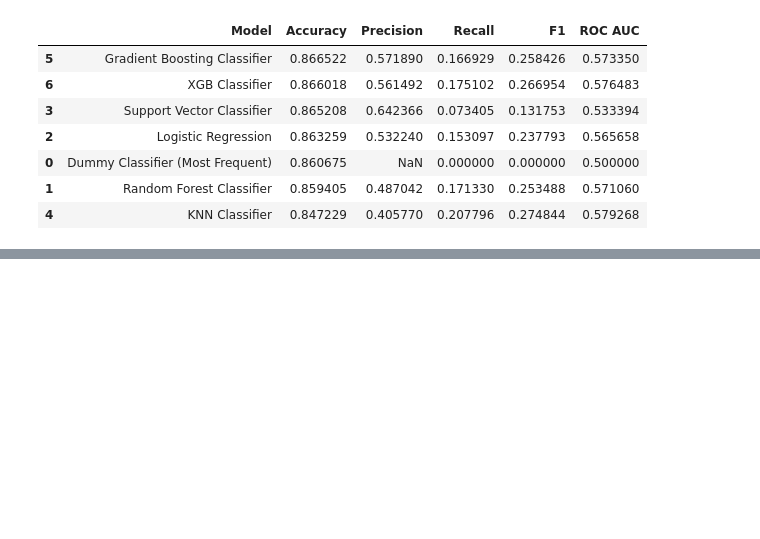
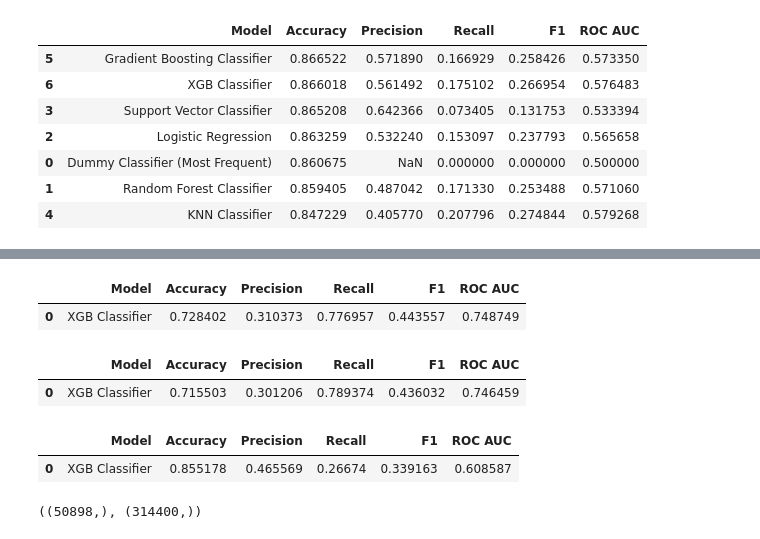
Before and after one commit to AhmadFaisalAhmadSazali/ML-deployment-packaging, a Jupyter notebook: model_development/model_training.ipynb, the cells around one changed output, grey strips where cells are left out. Saved outputs shown, nothing was run; the diff lists cells and outputs as text; code cells hidden in the pictures; blank space fills up the shorter version.

```diff
--- a/model_development/model_training.ipynb
+++ b/model_development/model_training.ipynb
@@ -150,0 +162,45 @@ results_with_dummy
+# %%
+# Weight
+class_counts = Counter(y_train_validate)
+total_samples = len(y_train_validate)
+scale_pos_weight = class_counts[0] / class_counts[1]
+
+actual = y_test_validate.values
+xgb_weighted = create_pipeline(('model', XGBClassifier(random_state=2024, scale_pos_weight = scale_pos_weight)))
+xgb_weighted.fit(X_train_dev, y_train_validate)
+xgb_pred_weighted = xgb_weighted.predict(X_test_dev)
+xgb_metrics_weight = model_metrics('XGB Classifier', actual, xgb_pred_weighted)
+xgb_metrics_weight
+# %% [output]
+|  | Model | Accuracy | Precision | Recall | F1 | ROC AUC |
+| 0 | XGB Classifier | 0.728402 | 0.310373 | 0.776957 | 0.443557 | 0.748749 |
+# %%
+# Under Sampling
+rus = RandomUnderSampler(random_state=2024)
+X_under, y_under = rus.fit_resample(X_train_dev, y_train_validate)
+
+xgb_under = create_pipeline(('model', XGBClassifier(random_state=2024)))
+xgb_under.fit(X_under, y_under)
+xgb_pred_under = xgb_under.predict(X_test_dev)
+xgb_metrics_under  = model_metrics('XGB Classifier', actual, xgb_pred_weighted)
+xgb_metrics_under
+# %% [output]
+|  | Model | Accuracy | Precision | Recall | F1 | ROC AUC |
+| 0 | XGB Classifier | 0.715503 | 0.301206 | 0.789374 | 0.436032 | 0.746459 |
+# %%
+# Over Sampling
+sm = SMOTE(random_state=42)
+X_over, y_over = sm.fit_resample(X_train_dev, y_train_validate)
+
+xgb_weighted = create_pipeline(('model', XGBClassifier(random_state=2024)))
+xgb_weighted.fit(X_over, y_over)
+xgb_pred_weighted = xgb_weighted.predict(X_test_dev)
+xgb_metrics_weight = model_metrics('XGB Classifier', actual, xgb_pred_weighted)
+xgb_metrics_weight
+# %% [output]
+|  | Model | Accuracy | Precision | Recall | F1 | ROC AUC |
+| 0 | XGB Classifier | 0.855178 | 0.465569 | 0.26674 | 0.339163 | 0.608587 |
+# %%
+y_under.shape, y_over.shape
+# %% [output]
+((50898,), (314400,))
```
Also changed, not shown: parts of 6 cells of this notebook.
